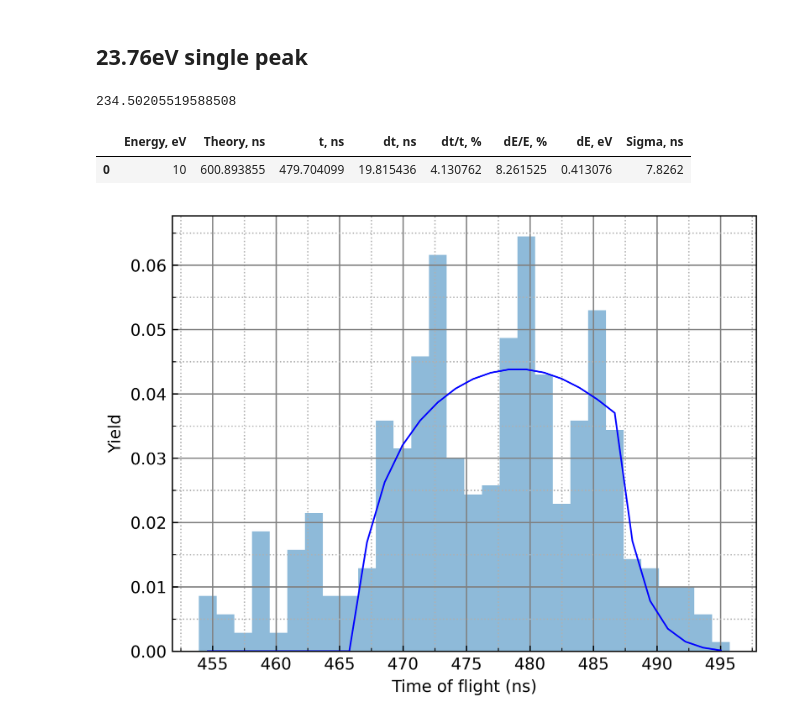
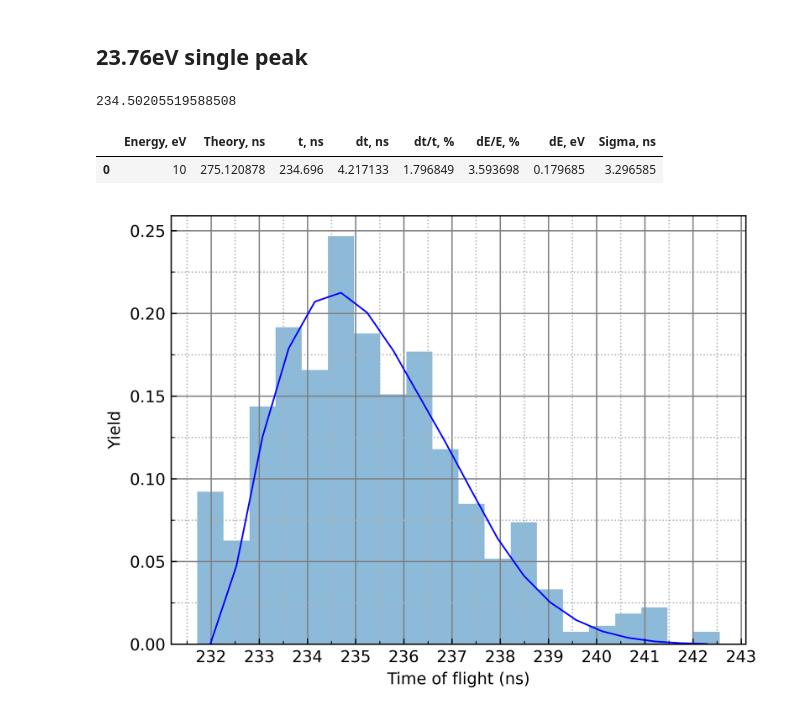
Before and after one commit to MohannadC/tof, a Jupyter notebook: smth.ipynb, the cells around one changed output. Drawn from its saved outputs; the diff is of its cells as text; code cells hidden in the pictures.

Commit message:
Approximated new data

```diff
--- a/smth.ipynb
+++ b/smth.ipynb
@@ -31,8 +31,8 @@ straight_times = time_of_flight(np.array(energies))
 bins = [(0, 509.2), (514.9, 540.8), (553.7, 583), (588.1, 626.4), (644.4, 686.7), (708.1, 732.3)]
 for i, lim in enumerate(bins):
     start, stop = get_bins(lim, x)
-    peak_x, sig, width = approximate(x[start:stop], y[start:stop],
-                                     (straight_times[i], 1, 0, 1, 1), ax)
+    peak_x, sig, width = approximate(x[start:stop], y[start:stop], ax,
+                                    (straight_times[i], 1, 0, 1, 1))
     times.append(peak_x)
     sigmas.append(sig)
     widths.append(width)
@@ -68,20 +81,20 @@ import matplotlib.pyplot as plt
 from funcs import *
 
 fig, ax = plt.subplots()
-x_start = 74.8
+x_start = 74.85
 x_end = 75
 x_interval = 0.05
 y_start = 0
 y_end = 10
 y_interval = 2
 decorate(ax, (x_start, x_end, x_interval), (y_start, y_end, y_interval),
-          r"E (eV)", r"Deviation (mm)", set=True)
+          r"E (eV)", r"Deviation (mm)", set=False)
 
 x = np.arange(x_start, x_end, 1)
 energies = [14.40, 13.08, 11.27, 9.95, 8.16, 6.84]
 e, r = [], []
-with open("./data/dist_coords_ret.txt", "r") as f_c:
-    with open("./data/dist_energies_ret.txt", "r") as f_e:
+with open("./data/dist_coords_ret_new.txt", "r") as f_c:
+    with open("./data/dist_energies_ret_new.txt", "r") as f_e:
         while True:
             s_c = f_c.readline()
             s_e = f_e.readline()
@@ -89,7 +102,7 @@ with open("./data/dist_coords_ret.txt", "r") as f_c:
                 break
             num_c = s_c.split()
             num_e = s_e.split()
-            if float(num_c[2]) == 1127.0:
+            if float(num_c[2]) == 516.0:
                 r.append(np.sqrt(float(num_c[1]) ** 2 + float(num_c[3]) ** 2))
                 e.append(float(num_e[1]))
 
@@ -111,17 +124,17 @@ from scipy.signal import peak_widths, find_peaks
 from funcs import *
 
 fig, ax = plt.subplots(dpi=600)
-x_start = 450
-x_end = 500
-x_interval = 5
+x_start = 231
+x_end = 243
+x_interval = 1
 y_start = 0
 y_end = 0.1
-y_interval = 0.01
+y_interval = 0.05
 decorate(ax, (x_start, x_end, x_interval), (y_start, y_end, y_interval),
     r"Time of flight (ns)", r"Yield", set=False)
 
-data, _ = read_file('./data/1k_75ev_ret.txt', delimeter=None)
-y, x, _ = hist(data, 30, alpha=0.5, density=True)
+data, _ = read_file('./data/1k_ret_new.txt', delimeter=None)
+y, x, _ = hist(data, 20, alpha=0.5, density=True)
 x = (x[1:] + x[:-1]) / 2
 
 times, sigmas, widths = [], [], []
@@ -130,35 +143,34 @@ straight_times = time_of_flight(np.array(energies))
 
 def energy_from_time(t, ret_pos, v_ret):
     return 6.242e18*ELECTRON_MASS*0.5*(TUBE_LENGTH*1e6/t)**2
 
 def time_of_flight(E: float, L):  # ns
     return L / velocity(E) * 1e9
 
-bins = [(0, 500)]
+bins = [(230, 244)]
 for i, lim in enumerate(bins):
     start, stop = get_bins(lim, x)
-    peak_x, sig, width = approximate(x[start:stop], y[start:stop],
-                                     (480, 1, 11, 1, 1), ax)
+    peak_x, sig, width = approximate(x[start:stop], y[start:stop], ax, (234, 1, 1, 1, 1))
     times.append(peak_x)
     sigmas.append(sig)
     widths.append(width)
 
 times, sigmas, widths = np.array(times), np.array(sigmas), np.array(widths)
 print(time_of_flight(75, 120)+time_of_flight(10, 516-120))
 d = {
     "Energy, eV": energies[:len(times)],
     "Theory, ns": straight_times[:len(times)],
     "t, ns": times,
     "dt, ns": widths,
     "dt/t, %": widths/times*100,
     "dE/E, %": widths/times*200,
     "dE, eV": widths/times*energies,
     "Sigma, ns": sigmas,
 }
 df = pd.DataFrame(data=d)
 df
 # %% [output]
 234.50205519588508
 |  | Energy, eV | Theory, ns | t, ns | dt, ns | dt/t, % | dE/E, % | dE, eV | Sigma, ns |
-| 0 | 10 | 600.893855 | 479.704099 | 19.815436 | 4.130762 | 8.261525 | 0.413076 | 7.8262 |
+| 0 | 10 | 275.120878 | 234.696 | 4.217133 | 1.796849 | 3.593698 | 0.179685 | 3.296585 |
-[figure, old version]
+[figure, new version]
```
Also changed, not shown: parts of 2 cells of this notebook, 1 other file.
